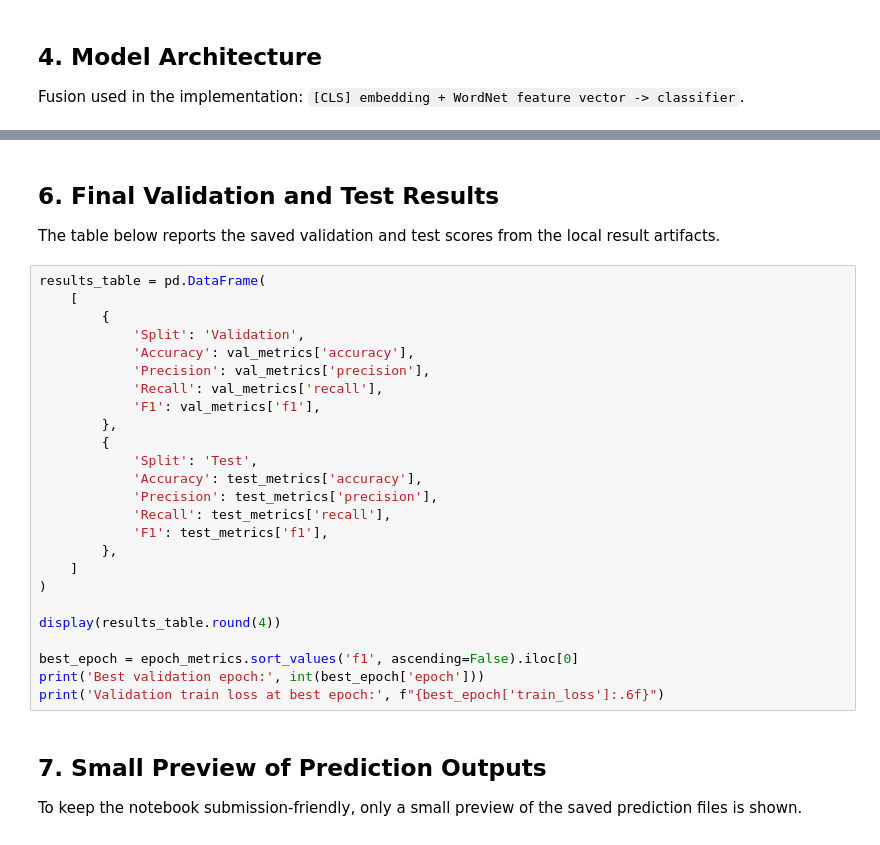
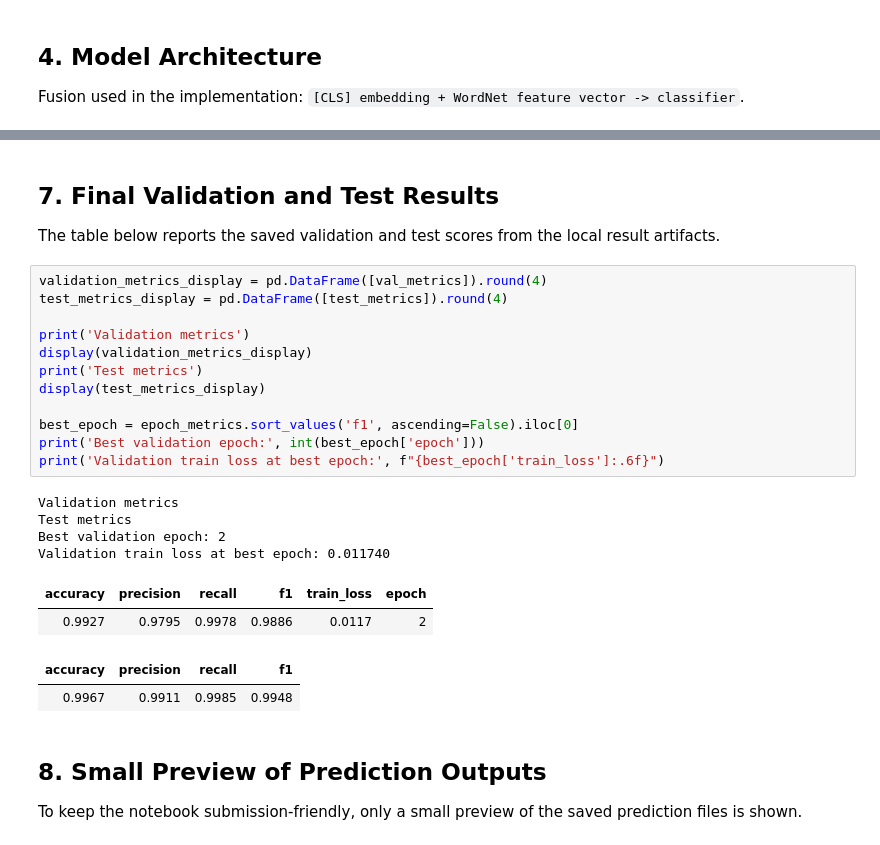
Before and after one commit to Sterling-sxr/comp6713-ass2, a Jupyter notebook: model04_finetuned_model/model04_finetuned_model.ipynb, the cells around one changed output, grey strips where cells are left out. Saved outputs shown, nothing was run; the diff lists cells and outputs as text.

```diff
--- a/model04_finetuned_model/model04_finetuned_model.ipynb
+++ b/model04_finetuned_model/model04_finetuned_model.ipynb
@@ -159,34 +249,30 @@ display(epoch_metrics)
 # %% [markdown]
-## 6. Final Validation and Test Results
+## 7. Final Validation and Test Results
 
 The table below reports the saved validation and test scores from the local result artifacts.
 # %%
-results_table = pd.DataFrame(
-    [
-        {
-            'Split': 'Validation',
-            'Accuracy': val_metrics['accuracy'],
-            'Precision': val_metrics['precision'],
-            'Recall': val_metrics['recall'],
-            'F1': val_metrics['f1'],
-        },
-        {
-            'Split': 'Test',
-            'Accuracy': test_metrics['accuracy'],
-            'Precision': test_metrics['precision'],
-            'Recall': test_metrics['recall'],
-            'F1': test_metrics['f1'],
-        },
-    ]
-)
+validation_metrics_display = pd.DataFrame([val_metrics]).round(4)
+test_metrics_display = pd.DataFrame([test_metrics]).round(4)
 
-display(results_table.round(4))
+print('Validation metrics')
+display(validation_metrics_display)
+print('Test metrics')
+display(test_metrics_display)
 
 best_epoch = epoch_metrics.sort_values('f1', ascending=False).iloc[0]
 print('Best validation epoch:', int(best_epoch['epoch']))
 print('Validation train loss at best epoch:', f"{best_epoch['train_loss']:.6f}")
+# %% [output]
+Validation metrics
+Test metrics
+Best validation epoch: 2
+Validation train loss at best epoch: 0.011740
+| accuracy | precision | recall | f1 | train_loss | epoch |
+| 0.9927 | 0.9795 | 0.9978 | 0.9886 | 0.0117 | 2 |
+| accuracy | precision | recall | f1 |
+| 0.9967 | 0.9911 | 0.9985 | 0.9948 |
 # %% [markdown]
-## 7. Small Preview of Prediction Outputs
+## 8. Small Preview of Prediction Outputs
 
 To keep the notebook submission-friendly, only a small preview of the saved prediction files is shown.
 # %%
```
Also changed, not shown: parts of 13 cells of this notebook.
